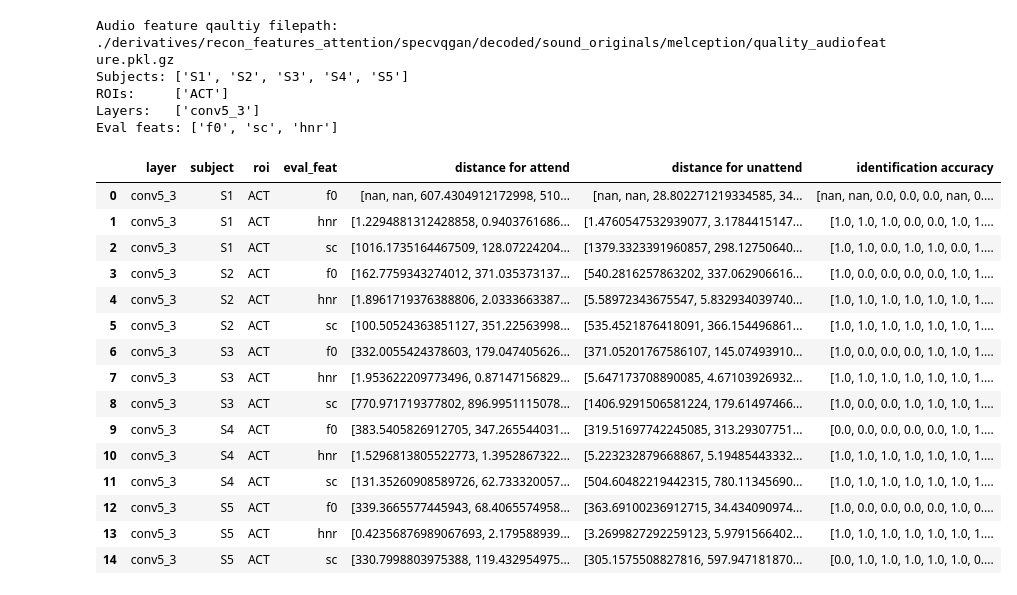
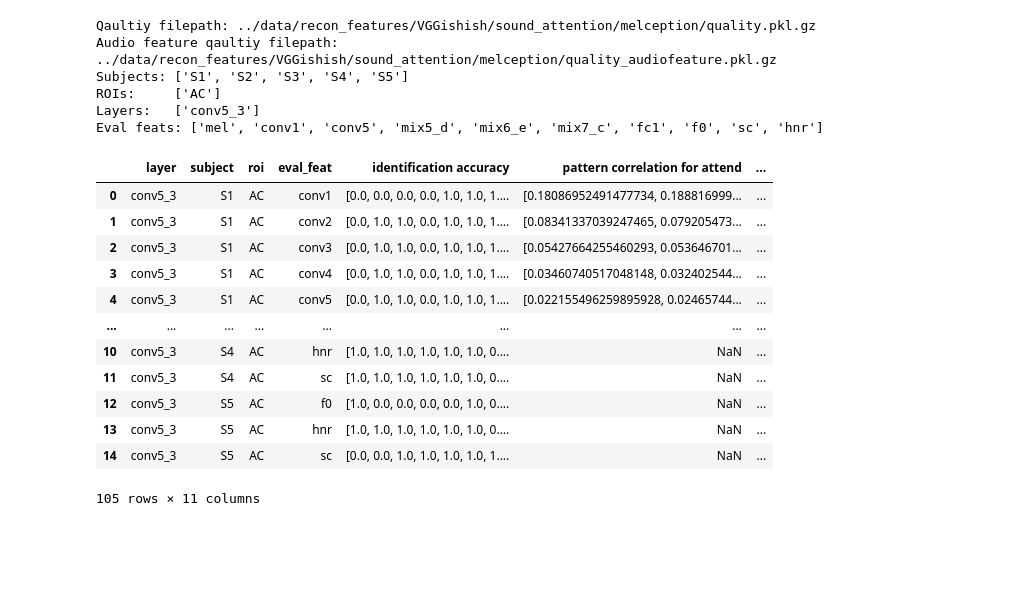
Before and after one commit to KamitaniLab/SoundReconstruction, a Jupyter notebook: reconstruction/makefigures_recon_eval_attention.ipynb, the cells around one changed output. Saved outputs shown, nothing was run; the diff lists cells and outputs as text; code cells hidden in the pictures; blank space fills up the shorter version.

```diff
--- a/reconstruction/makefigures_recon_eval_attention.ipynb
+++ b/reconstruction/makefigures_recon_eval_attention.ipynb
@@ -14,48 +22,45 @@ import yaml
 # %%
 # Settings #######################################################
 conf_file = "config/recon_vggsound_attention_fmriprep_rep4_500voxel_vggishish_allunits_fastl2lir_alpha100.yaml"
-output_dir = './derivatives/figures'
+output_dir = '../data/figures'
 
 with open(conf_file, 'r') as f:
     conf = yaml.safe_load(f)
-#quality_file = os.path.join(conf['eval feat output dir'], "quality.pkl.gz")
+quality_file = os.path.join(conf['eval feat output dir'], "quality.pkl.gz")
 audiofeature_quality_file = os.path.join(conf['eval feat output dir'], "quality_audiofeature.pkl.gz")
-eval_feats = ["f0", "sc", "hnr"]
+eval_feats = ["mel", "conv1", "conv5", "mix5_d", "mix6_e", "mix7_c", "fc1", "f0", "sc", "hnr"]
 
 subjects = conf['recon subjects']
 rois = conf['recon rois']
 layers = list(conf['recon layers'].keys())
 
-#print("Qaultiy filepath:", quality_file)
+print("Qaultiy filepath:", quality_file)
 print("Audio feature qaultiy filepath:", audiofeature_quality_file)
 print("Subjects: {}".format(subjects))
 print("ROIs:     {}".format(rois))
 print("Layers:   {}".format(layers))
 print("Eval feats: {}".format(eval_feats))
-#quality_df = pd.read_pickle(quality_file)
+quality_df = pd.read_pickle(quality_file)
 aud_quality_df = pd.read_pickle(audiofeature_quality_file)
-quality_df = aud_quality_df
-#quality_df = pd.concat([quality_df, aud_quality_df])
+quality_df = pd.concat([quality_df, aud_quality_df])
 display(quality_df)
 # %% [output]
-Audio feature qaultiy filepath: ./derivatives/recon_features_attention/specvqgan/decoded/sound_originals/melception/quality_audiofeature.pkl.gz
+Qaultiy filepath: ../data/recon_features/VGGishish/sound_attention/melception/quality.pkl.gz
+Audio feature qaultiy filepath: ../data/recon_features/VGGishish/sound_attention/melception/quality_audiofeature.pkl.gz
 Subjects: ['S1', 'S2', 'S3', 'S4', 'S5']
-ROIs:     ['ACT']
+ROIs:     ['AC']
 Layers:   ['conv5_3']
-Eval feats: ['f0', 'sc', 'hnr']
+Eval feats: ['mel', 'conv1', 'conv5', 'mix5_d', 'mix6_e', 'mix7_c', 'fc1', 'f0', 'sc', 'hnr']
-|  | layer | subject | roi | eval_feat | distance for attend | distance for unattend | identification accuracy |
-| 0 | conv5_3 | S1 | ACT | f0 | [nan, nan, 607.4304912172998, 510... | [nan, nan, 28.802271219334585, 34... | [nan, nan, 0.0, 0.0, 0.0, nan, 0.... |
-| 1 | conv5_3 | S1 | ACT | hnr | [1.2294881312428858, 0.9403761686... | [1.4760547532939077, 3.1784415147... | [1.0, 1.0, 1.0, 0.0, 0.0, 1.0, 1.... |
-| 2 | conv5_3 | S1 | ACT | sc | [1016.1735164467509, 128.07224204... | [1379.3323391960857, 298.12750640... | [1.0, 1.0, 0.0, 1.0, 1.0, 0.0, 1.... |
-| 3 | conv5_3 | S2 | ACT | f0 | [162.7759343274012, 371.035373137... | [540.2816257863202, 337.062906616... | [1.0, 0.0, 0.0, 0.0, 0.0, 1.0, 1.... |
-| 4 | conv5_3 | S2 | ACT | hnr | [1.8961719376388806, 2.0333663387... | [5.58972343675547, 5.832934039740... | [1.0, 1.0, 1.0, 1.0, 1.0, 1.0, 1.... |
-| 5 | conv5_3 | S2 | ACT | sc | [100.50524363851127, 351.22563998... | [535.4521876418091, 366.154496861... | [1.0, 1.0, 1.0, 1.0, 1.0, 1.0, 1.... |
-| 6 | conv5_3 | S3 | ACT | f0 | [332.0055424378603, 179.047405626... | [371.05201767586107, 145.07493910... | [1.0, 0.0, 0.0, 0.0, 1.0, 1.0, 1.... |
-| 7 | conv5_3 | S3 | ACT | hnr | [1.953622209773496, 0.87147156829... | [5.647173708890085, 4.67103926932... | [1.0, 1.0, 1.0, 1.0, 1.0, 1.0, 1.... |
-| 8 | conv5_3 | S3 | ACT | sc | [770.971719377802, 896.9951115078... | [1406.9291506581224, 179.61497466... | [1.0, 0.0, 0.0, 1.0, 1.0, 1.0, 1.... |
-| 9 | conv5_3 | S4 | ACT | f0 | [383.5405826912705, 347.265544031... | [319.51697742245085, 313.29307751... | [0.0, 0.0, 0.0, 0.0, 0.0, 1.0, 1.... |
-| 10 | conv5_3 | S4 | ACT | hnr | [1.5296813805522773, 1.3952867322... | [5.223232879668867, 5.19485443332... | [1.0, 1.0, 1.0, 1.0, 1.0, 1.0, 1.... |
-| 11 | conv5_3 | S4 | ACT | sc | [131.35260908589726, 62.733320057... | [504.60482219442315, 780.11345690... | [1.0, 1.0, 1.0, 1.0, 1.0, 1.0, 1.... |
-| 12 | conv5_3 | S5 | ACT | f0 | [339.3665577445943, 68.4065574958... | [363.69100236912715, 34.434090974... | [1.0, 0.0, 0.0, 0.0, 0.0, 1.0, 0.... |
-| 13 | conv5_3 | S5 | ACT | hnr | [0.42356876989067693, 2.179588939... | [3.2699827292259123, 5.9791566402... | [1.0, 1.0, 1.0, 1.0, 1.0, 1.0, 1.... |
-| 14 | conv5_3 | S5 | ACT | sc | [330.7998803975388, 119.432954975... | [305.1575508827816, 597.947181870... | [0.0, 1.0, 1.0, 1.0, 1.0, 1.0, 0.... |
+|  | layer | subject | roi | eval_feat | identification accuracy | pattern correlation for attend | ... |
+| 0 | conv5_3 | S1 | AC | conv1 | [0.0, 0.0, 0.0, 0.0, 1.0, 1.0, 1.... | [0.18086952491477734, 0.188816999... | ... |
+| 1 | conv5_3 | S1 | AC | conv2 | [0.0, 1.0, 1.0, 0.0, 1.0, 1.0, 1.... | [0.08341337039247465, 0.079205473... | ... |
+| 2 | conv5_3 | S1 | AC | conv3 | [0.0, 1.0, 1.0, 0.0, 1.0, 1.0, 1.... | [0.05427664255460293, 0.053646701... | ... |
+| 3 | conv5_3 | S1 | AC | conv4 | [0.0, 1.0, 1.0, 0.0, 1.0, 1.0, 1.... | [0.03460740517048148, 0.032402544... | ... |
+| 4 | conv5_3 | S1 | AC | conv5 | [0.0, 1.0, 1.0, 0.0, 1.0, 1.0, 1.... | [0.022155496259895928, 0.02465744... | ... |
+| ... | ... | ... | ... | ... | ... | ... | ... |
+| 10 | conv5_3 | S4 | AC | hnr | [1.0, 1.0, 1.0, 1.0, 1.0, 1.0, 0.... | NaN | ... |
+| 11 | conv5_3 | S4 | AC | sc | [1.0, 1.0, 1.0, 1.0, 1.0, 1.0, 0.... | NaN | ... |
+| 12 | conv5_3 | S5 | AC | f0 | [1.0, 0.0, 0.0, 0.0, 0.0, 1.0, 0.... | NaN | ... |
+| 13 | conv5_3 | S5 | AC | hnr | [1.0, 1.0, 1.0, 1.0, 1.0, 1.0, 0.... | NaN | ... |
+| 14 | conv5_3 | S5 | AC | sc | [0.0, 0.0, 1.0, 1.0, 1.0, 1.0, 1.... | NaN | ... |
+105 rows × 11 columns
```
Also changed, not shown: parts of 7 cells of this notebook, 13 other files.
